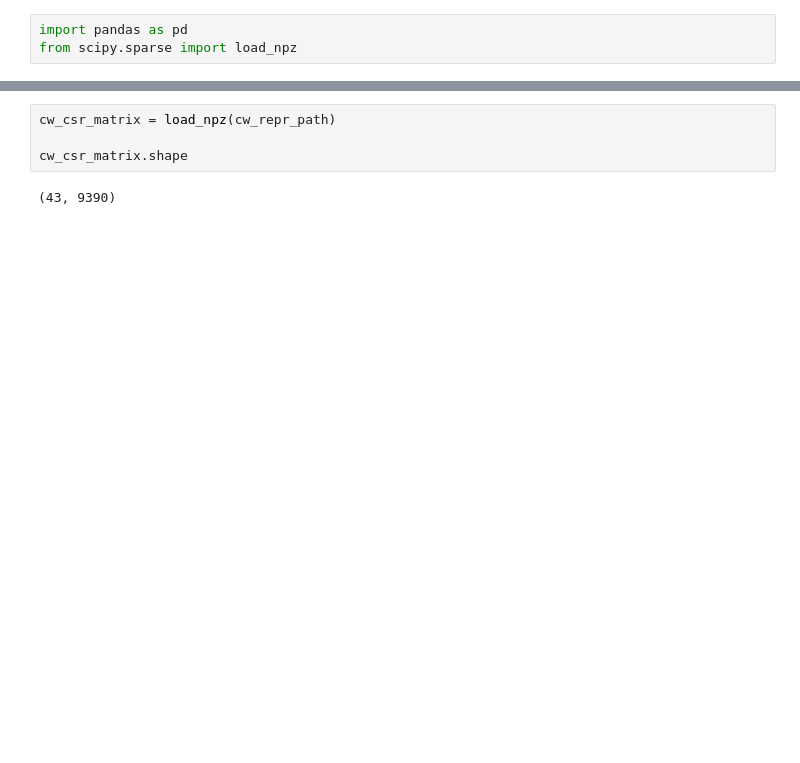
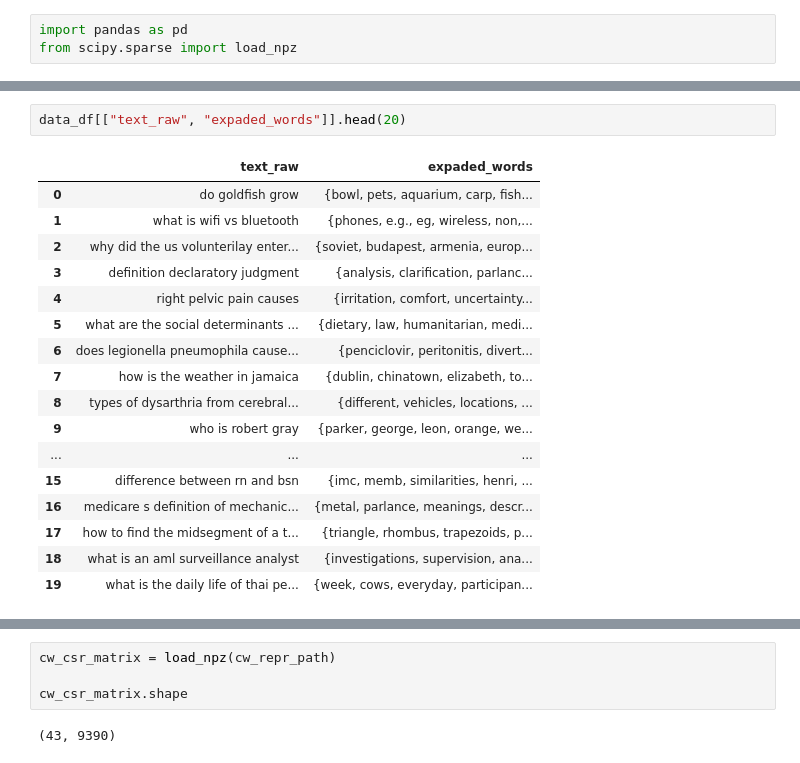
Before and after one commit to feliperviegas/cluwords_rep, a Jupyter notebook: notebooks/load_output_data.ipynb, the cells around one changed output, grey strips where cells are left out. Drawn from its saved outputs; the diff is of its cells as text; blank space fills up the shorter version.

Commit message:
Add notebooks for analysis

```diff
--- a/notebooks/load_output_data.ipynb
+++ b/notebooks/load_output_data.ipynb
@@ -49,0 +23,20 @@ dtype: object
+# %%
+data_df[["text_raw", "expaded_words"]].head(20)
+# %% [output]
+|  | text_raw | expaded_words |
+| 0 | do goldfish grow | {bowl, pets, aquarium, carp, fish... |
+| 1 | what is wifi vs bluetooth | {phones, e.g., eg, wireless, non,... |
+| 2 | why did the us volunterilay enter... | {soviet, budapest, armenia, europ... |
+| 3 | definition declaratory judgment | {analysis, clarification, parlanc... |
+| 4 | right pelvic pain causes | {irritation, comfort, uncertainty... |
+| 5 | what are the social determinants ... | {dietary, law, humanitarian, medi... |
+| 6 | does legionella pneumophila cause... | {penciclovir, peritonitis, divert... |
+| 7 | how is the weather in jamaica | {dublin, chinatown, elizabeth, to... |
+| 8 | types of dysarthria from cerebral... | {different, vehicles, locations, ... |
+| 9 | who is robert gray | {parker, george, leon, orange, we... |
+| ... | ... | ... |
+| 15 | difference between rn and bsn | {imc, memb, similarities, henri, ... |
+| 16 | medicare s definition of mechanic... | {metal, parlance, meanings, descr... |
+| 17 | how to find the midsegment of a t... | {triangle, rhombus, trapezoids, p... |
+| 18 | what is an aml surveillance analyst | {investigations, supervision, ana... |
+| 19 | what is the daily life of thai pe... | {week, cows, everyday, participan... |
```
Also changed, not shown: parts of 5 cells of this notebook, 2 other files.
